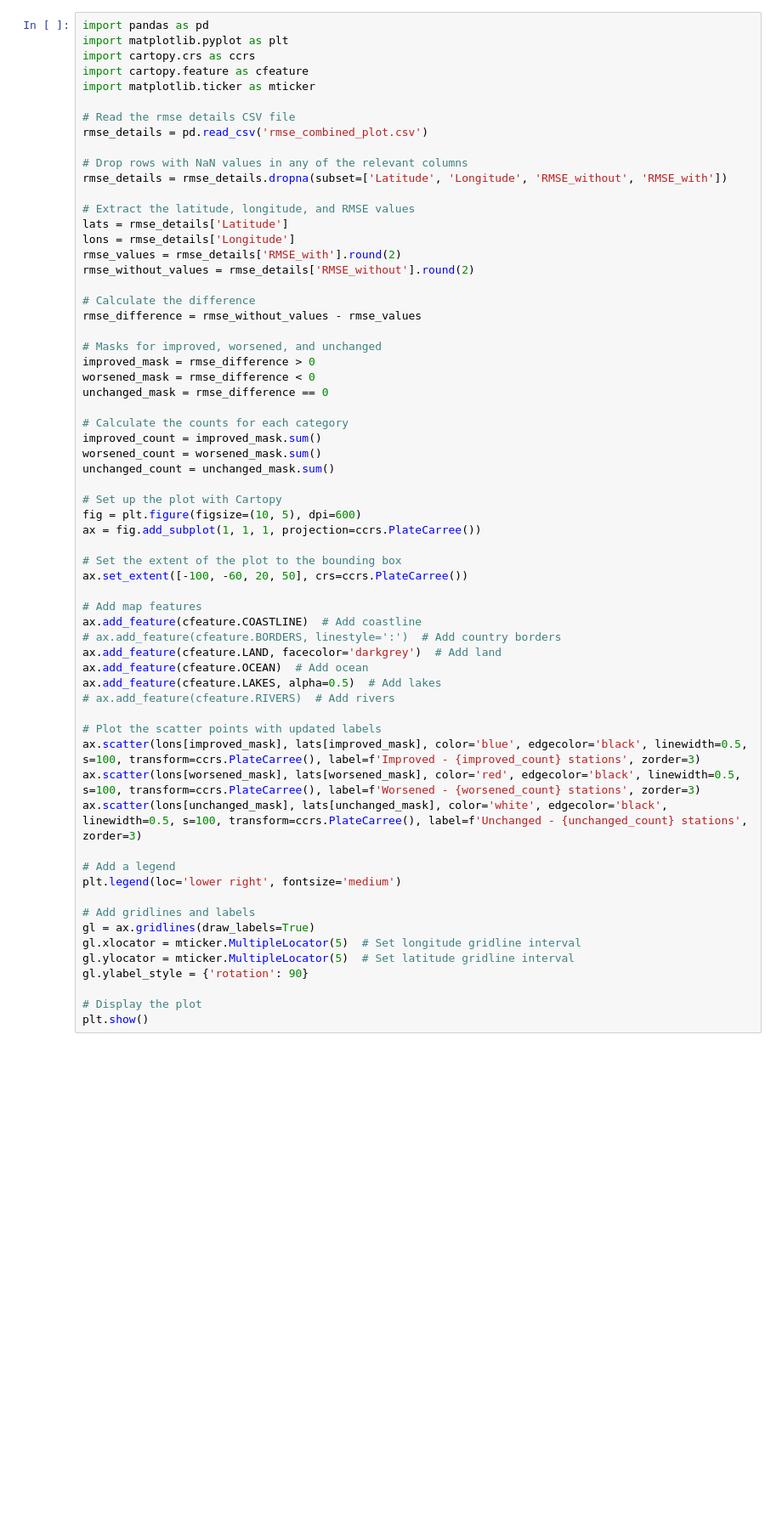
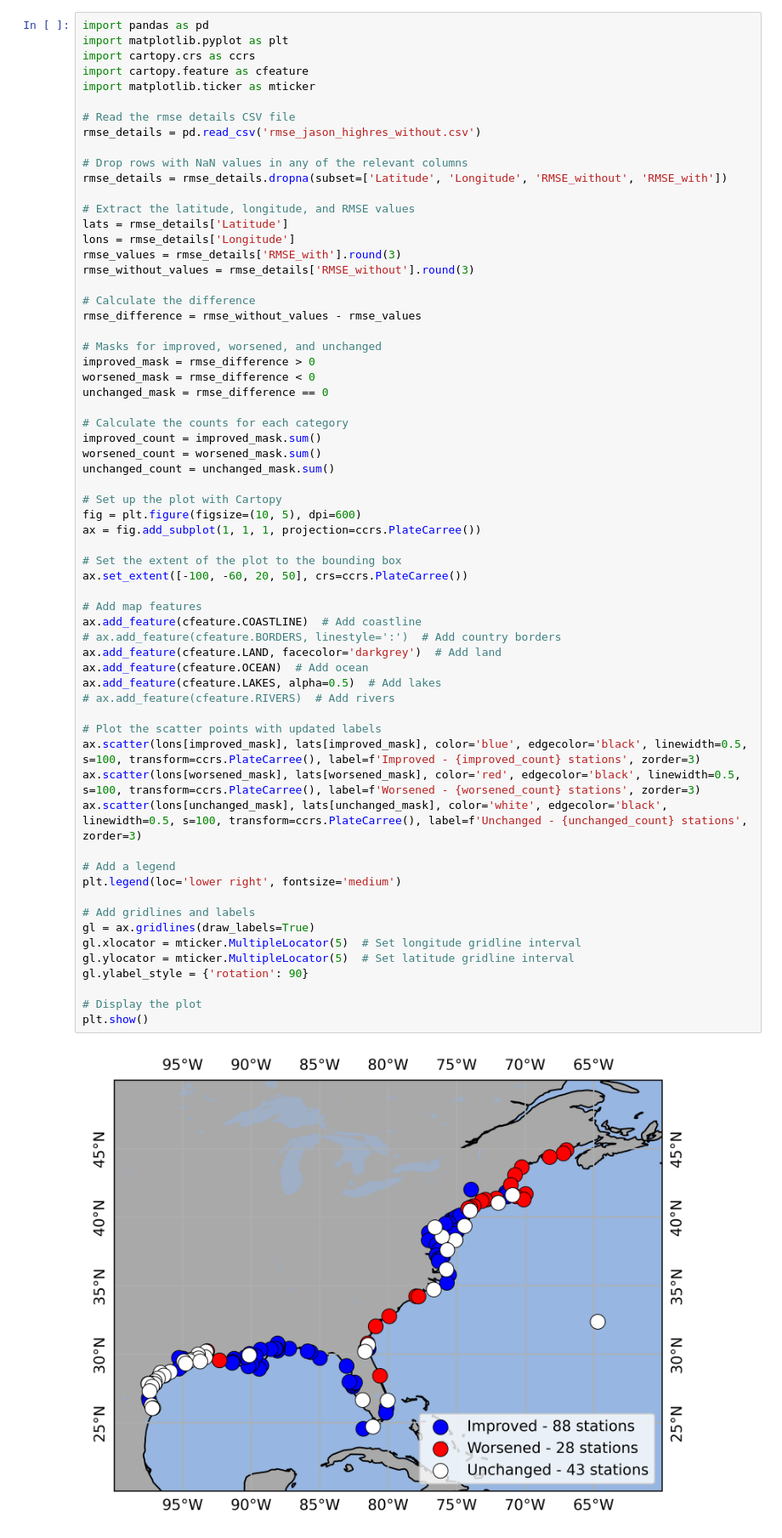
Before and after one commit to soelemaafnan/satelliteadcirc, a Jupyter notebook: rmse_plot.ipynb, the cells around one changed output. Shown at 85% size. Cells and saved outputs as stored; diff of their text form; blank space fills up the shorter version.

Commit message:
new comprehensive RMSE

```diff
--- a/rmse_plot.ipynb
+++ b/rmse_plot.ipynb
@@ -6,7 +6,7 @@ import cartopy.feature as cfeature
 import matplotlib.ticker as mticker
 
 # Read the rmse details CSV file
-rmse_details = pd.read_csv('rmse_combined_plot.csv')
+rmse_details = pd.read_csv('rmse_jason_highres_without.csv')
 
 # Drop rows with NaN values in any of the relevant columns
 rmse_details = rmse_details.dropna(subset=['Latitude', 'Longitude', 'RMSE_without', 'RMSE_with'])
@@ -14,8 +14,8 @@ rmse_details = rmse_details.dropna(subset=['Latitude', 'Longitude', 'RMSE_withou
 # Extract the latitude, longitude, and RMSE values
 lats = rmse_details['Latitude']
 lons = rmse_details['Longitude']
-rmse_values = rmse_details['RMSE_with'].round(2)
-rmse_without_values = rmse_details['RMSE_without'].round(2)
+rmse_values = rmse_details['RMSE_with'].round(3)
+rmse_without_values = rmse_details['RMSE_without'].round(3)
 
 # Calculate the difference
 rmse_difference = rmse_without_values - rmse_values
@@ -34,33 +34,35 @@ unchanged_count = unchanged_mask.sum()
 fig = plt.figure(figsize=(10, 5), dpi=600)
 ax = fig.add_subplot(1, 1, 1, projection=ccrs.PlateCarree())
 
 # Set the extent of the plot to the bounding box
 ax.set_extent([-100, -60, 20, 50], crs=ccrs.PlateCarree())
 
 # Add map features
 ax.add_feature(cfeature.COASTLINE)  # Add coastline
 # ax.add_feature(cfeature.BORDERS, linestyle=':')  # Add country borders
 ax.add_feature(cfeature.LAND, facecolor='darkgrey')  # Add land
 ax.add_feature(cfeature.OCEAN)  # Add ocean
 ax.add_feature(cfeature.LAKES, alpha=0.5)  # Add lakes
 # ax.add_feature(cfeature.RIVERS)  # Add rivers
 
 # Plot the scatter points with updated labels
 ax.scatter(lons[improved_mask], lats[improved_mask], color='blue', edgecolor='black', linewidth=0.5, s=100, transform=ccrs.PlateCarree(), label=f'Improved - {improved_count} stations', zorder=3)
 ax.scatter(lons[worsened_mask], lats[worsened_mask], color='red', edgecolor='black', linewidth=0.5, s=100, transform=ccrs.PlateCarree(), label=f'Worsened - {worsened_count} stations', zorder=3)
 ax.scatter(lons[unchanged_mask], lats[unchanged_mask], color='white', edgecolor='black', linewidth=0.5, s=100, transform=ccrs.PlateCarree(), label=f'Unchanged - {unchanged_count} stations', zorder=3)
 
 # Add a legend
 plt.legend(loc='lower right', fontsize='medium')
 
 # Add gridlines and labels
 gl = ax.gridlines(draw_labels=True)
 gl.xlocator = mticker.MultipleLocator(5)  # Set longitude gridline interval
 gl.ylocator = mticker.MultipleLocator(5)  # Set latitude gridline interval
 gl.ylabel_style = {'rotation': 90}
 
 # Display the plot
 plt.show()
+# %% [output]
+[figure, added]
 # %%
 from numpy import size
 import pandas as pd
```
Also changed, not shown: parts of 1 cell of this notebook, 4 other files.
